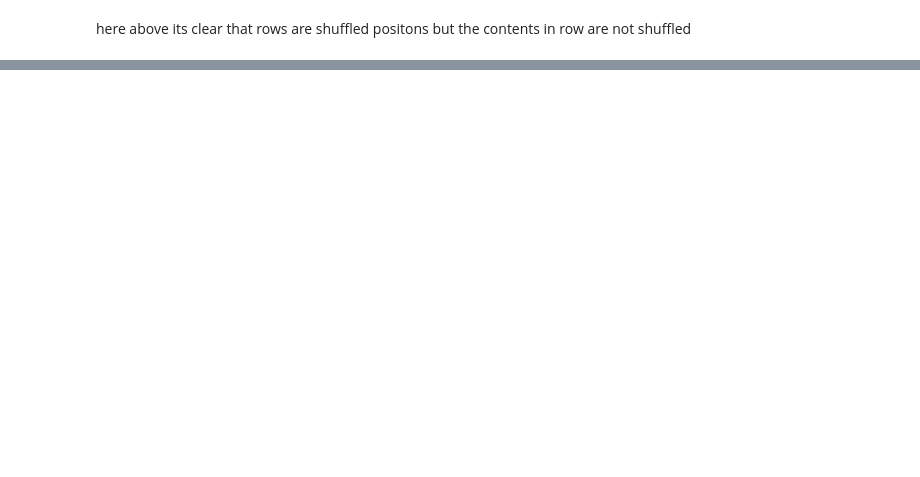
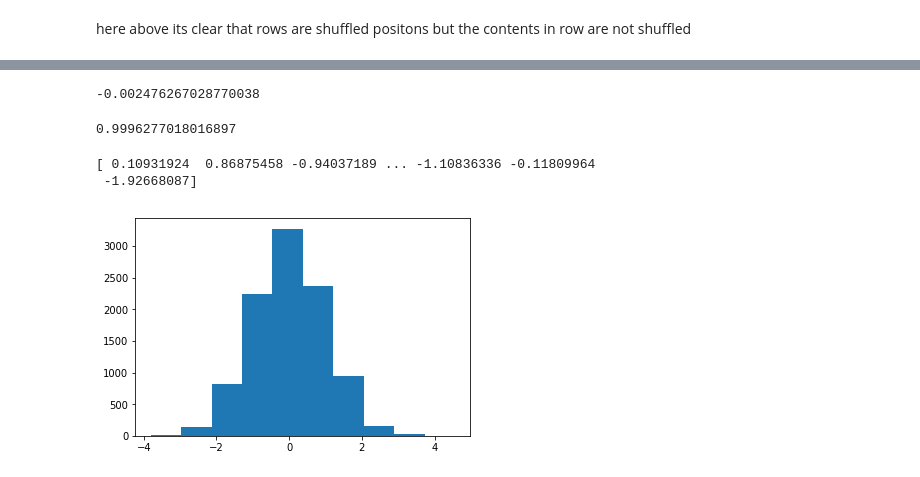
Before and after one commit to Freeha-S/numpy-random, a Jupyter notebook: numpy-random.ipynb, the cells around one changed output, grey strips where cells are left out. Cells and saved outputs as stored; diff of their text form; code cells hidden in the pictures; blank space fills up the shorter version.

```diff
--- a/numpy-random.ipynb
+++ b/numpy-random.ipynb
@@ -99,0 +175,20 @@ here above its clear that rows are shuffled positons but the contents in row are
+# %%
+s = np.random.standard_normal(10000)
+# %%
+s.mean()# mean is nearly 0
+# %% [output]
+-0.002476267028770038
+# %%
+s.std()# standard deviation is nearly 1
+# %% [output]
+0.9996277018016897
+# %%
+print(s)
+# %% [output]
+[ 0.10931924  0.86875458 -0.94037189 ... -1.10836336 -0.11809964
+ -1.92668087]
+# %%
+plt.hist(s)
+plt.show()
+# %% [output]
+[figure, added]
```
Also changed, not shown: parts of 33 cells of this notebook.
